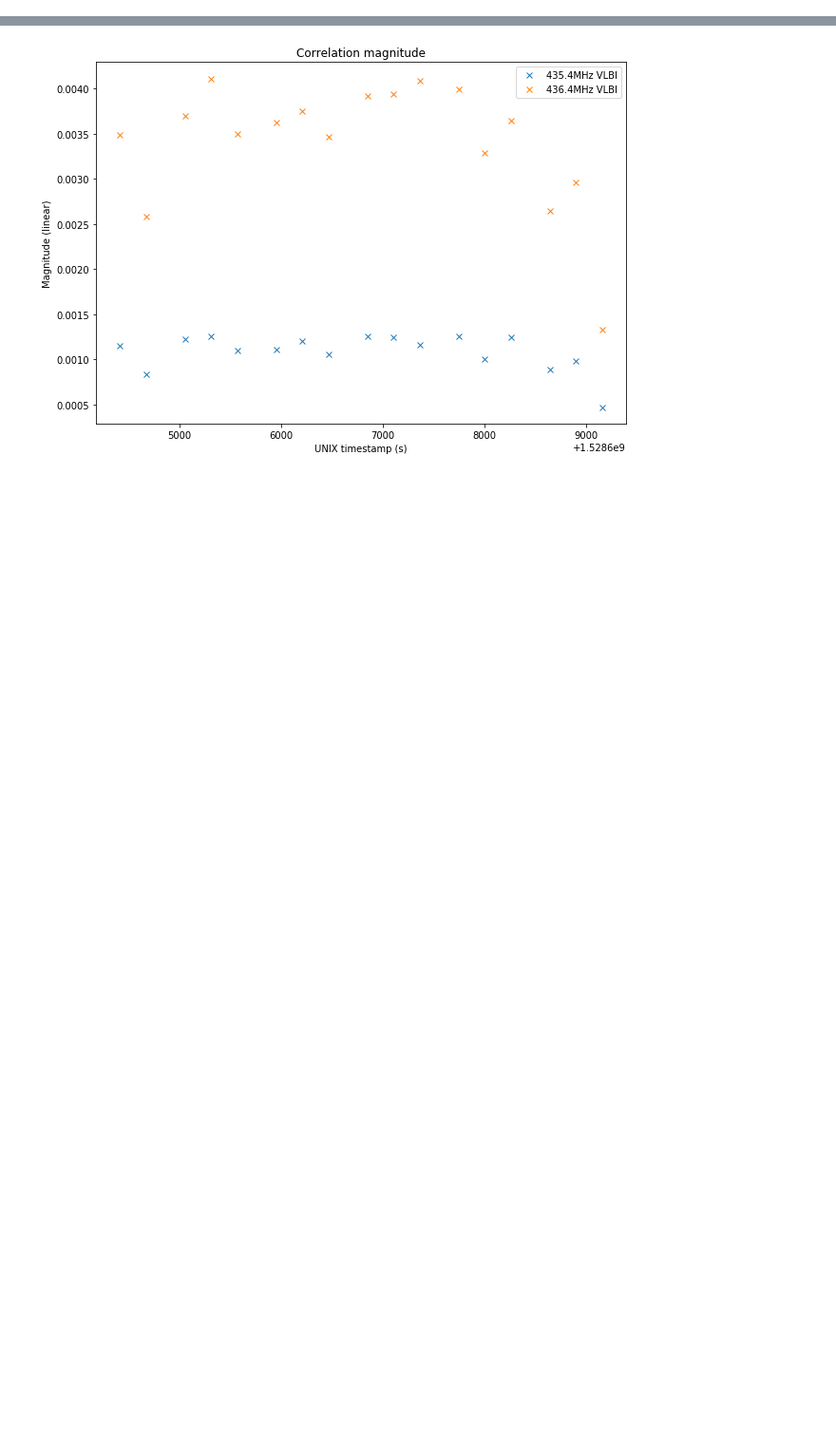
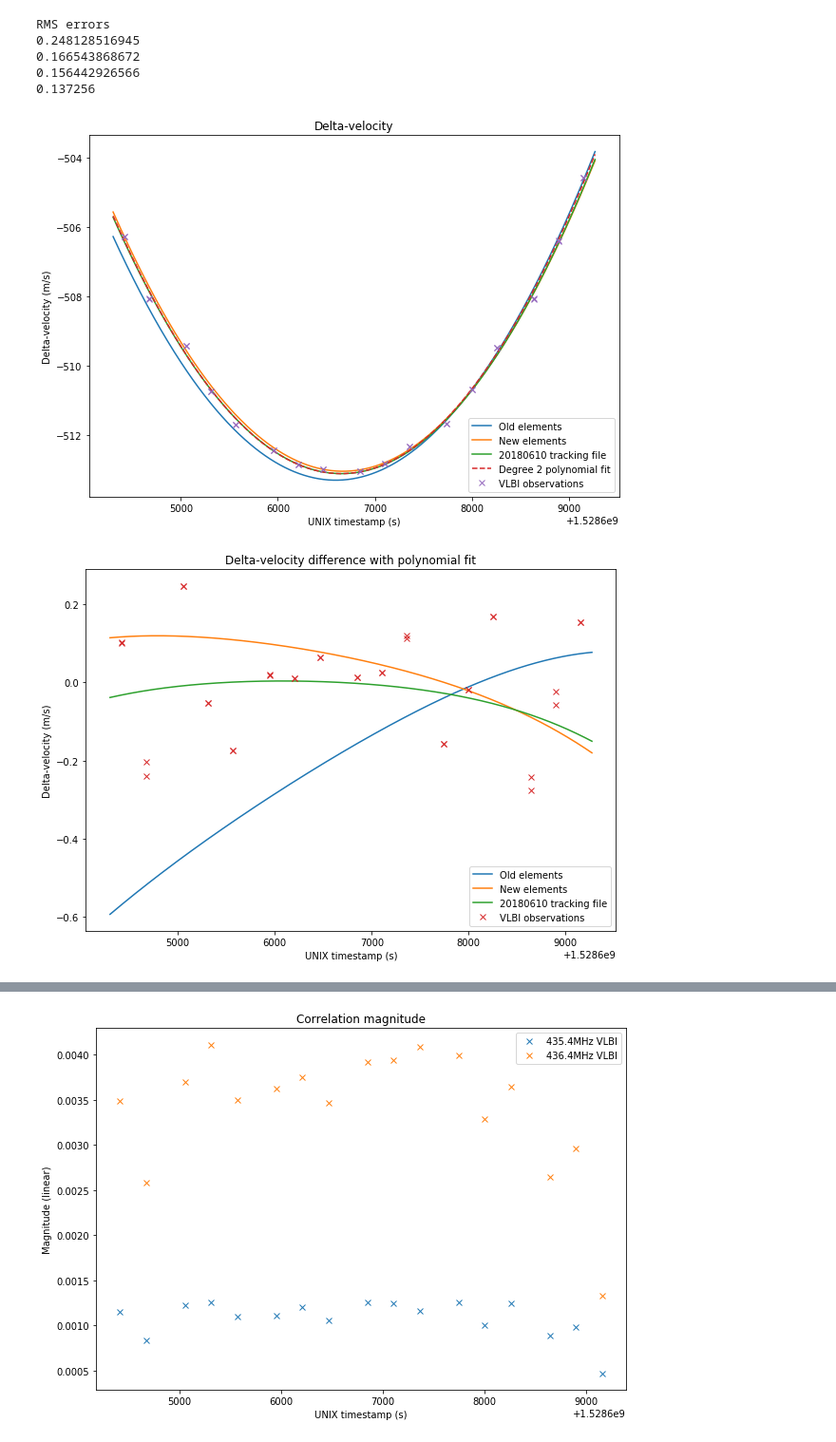
Before and after one commit to daniestevez/jupyter_notebooks, a Jupyter notebook: dslwp/VLBI analysis.ipynb, the cells around one changed output, grey strips where cells are left out. Shown: that part at 95% size. Drawn from its saved outputs; the diff is of its cells as text; code cells hidden in the pictures; blank space fills up the shorter version.

Commit message:
Updated VLBI analysis

```diff
--- a/dslwp/VLBI analysis.ipynb
+++ b/dslwp/VLBI analysis.ipynb
@@ -36,9 +38,65 @@ trk = vlbi.load_doppler_file('VLBI_Doppler.txt')
 delta_range = range_doppler(trk[:,1:]) - range_doppler(trk[:,7:])
 delta_velocity = vlbi.range_rate(trk[:,1:]) - vlbi.range_rate(trk[:,7:])
 utc = vlbi.mjd2unixtimestamp(trk[:,0])
+
+trk = vlbi.load_doppler_file('VLBI_Doppler_old.txt')
+delta_range_old = range_doppler(trk[:,1:]) - range_doppler(trk[:,7:])
+delta_velocity_old = vlbi.range_rate(trk[:,1:]) - vlbi.range_rate(trk[:,7:])
+
+trk = vlbi.load_doppler_file('VLBI_tracking_20180610.txt')
+delta_range_track = range_doppler(trk[:,1:]) - range_doppler(trk[:,7:])
+delta_velocity_track = vlbi.range_rate(trk[:,1:]) - vlbi.range_rate(trk[:,7:])
 # %%
 obs_435 = observations[observations['freq'] == 435.4e6]
 obs_436 = observations[observations['freq'] == 436.4e6]
 start = np.min(observations['utc']) - 120
 end = np.max(observations['utc']) + 120
 trk_sel = (utc >= start) & (utc <= end)
+# %%
+p = np.poly1d(np.polyfit(np.concatenate((obs_435['utc']-obs_435['utc'][0], obs_436['utc']-obs_435['utc'][0])), np.concatenate((obs_435['delta_velocity'], obs_436['delta_velocity'])), 2))
+
+plt.figure(figsize=figsize, facecolor='w')
+plt.plot(utc[trk_sel], delta_velocity_old[trk_sel])
+plt.plot(utc[trk_sel], delta_velocity[trk_sel])
+plt.plot(utc[trk_sel], delta_velocity_track[trk_sel])
+plt.plot(utc[trk_sel], p(utc[trk_sel] - obs_435['utc'][0]), '--')
+plt.plot(np.concatenate((obs_435['utc'], obs_436['utc'])), np.concatenate((obs_435['delta_velocity'], obs_436['delta_velocity'])), 'x')
+plt.title('Delta-velocity')
+plt.xlabel('UNIX timestamp (s)')
+plt.ylabel('Delta-velocity (m/s)')
+plt.legend(['Old elements', 'New elements', '20180610 tracking file', 'Degree 2 polynomial fit', 'VLBI observations'])
+
+plt.figure(figsize=figsize, facecolor='w')
+plt.plot(utc[trk_sel], delta_velocity_old[trk_sel] - p(utc[trk_sel] - obs_435['utc'][0]))
+plt.plot(utc[trk_sel], delta_velocity[trk_sel] - p(utc[trk_sel] - obs_435['utc'][0]))
+plt.plot(utc[trk_sel], delta_velocity_track[trk_sel] - p(utc[trk_sel] - obs_435['utc'][0]))
+plt.plot(np.concatenate((obs_435['utc'], obs_436['utc'])), np.concatenate((obs_435['delta_velocity'] - p(obs_435['utc'] - obs_435['utc'][0]), obs_436['delta_velocity'] - p(obs_436['utc'] - obs_435['utc'][0]))), 'x')
+plt.title('Delta-velocity difference with polynomial fit')
+plt.xlabel('UNIX timestamp (s)')
+plt.ylabel('Delta-velocity (m/s)')
+plt.legend(['Old elements', 'New elements', '20180610 tracking file', 'VLBI observations'])
+
+
+plt.figure(figsize=figsize, facecolor='w')
+plt.plot(np.concatenate((obs_435['utc'], obs_436['utc'])), np.concatenate((obs_435['delta_velocity'] - np.interp(obs_435['utc'], utc, delta_velocity), obs_436['delta_velocity'] - np.interp(obs_436['utc'], utc, delta_velocity_old))), 'x')
+plt.plot(np.concatenate((obs_435['utc'], obs_436['utc'])), np.concatenate((obs_435['delta_velocity'] - np.interp(obs_435['utc'], utc, delta_velocity), obs_436['delta_velocity'] - np.interp(obs_436['utc'], utc, delta_velocity))), 'x')
+plt.plot(np.concatenate((obs_435['utc'], obs_436['utc'])), np.concatenate((obs_435['delta_velocity'] - np.interp(obs_435['utc'], utc, delta_velocity), obs_436['delta_velocity'] - np.interp(obs_436['utc'], utc, delta_velocity_track))), 'x')
+plt.plot(np.concatenate((obs_435['utc'], obs_436['utc'])), np.concatenate((obs_435['delta_velocity'] - p(obs_435['utc'] - obs_435['utc'][0]), obs_436['delta_velocity'] - p(obs_436['utc'] - obs_435['utc'][0]))), 'x')
+plt.title('Delta-velocity residuals')
+plt.xlabel('UNIX timestamp (s)')
+plt.ylabel('Residual (m/s)')
+plt.legend(['Old elements', 'New elements', '20180610 tracking file', 'Degree 2 polynomial fit']);
+
+print('RMS errors')
+print(np.sqrt(np.average(np.square(np.concatenate((obs_435['delta_velocity'] - np.interp(obs_435['utc'], utc, delta_velocity), obs_436['delta_velocity'] - np.interp(obs_436['utc'], utc, delta_velocity_old)))))))
+print(np.sqrt(np.average(np.square(np.concatenate((obs_435['delta_velocity'] - np.interp(obs_435['utc'], utc, delta_velocity), obs_436['delta_velocity'] - np.interp(obs_436['utc'], utc, delta_velocity)))))))
+print(np.sqrt(np.average(np.square(np.concatenate((obs_435['delta_velocity'] - np.interp(obs_435['utc'], utc, delta_velocity), obs_436['delta_velocity'] - np.interp(obs_436['utc'], utc, delta_velocity_track)))))))
+print(np.sqrt(np.average(np.square(np.concatenate((obs_435['delta_velocity'] - p(obs_435['utc'] - obs_435['utc'][0]), obs_436['delta_velocity'] - p(obs_436['utc'] - obs_435['utc'][0])))))))
+# %% [output]
+RMS errors
+0.248128516945
+0.166543868672
+0.156442926566
+0.137256
+[figure, added]
+[figure, added]
```
Also changed, not shown: parts of 3 cells of this notebook, 4 other files.
